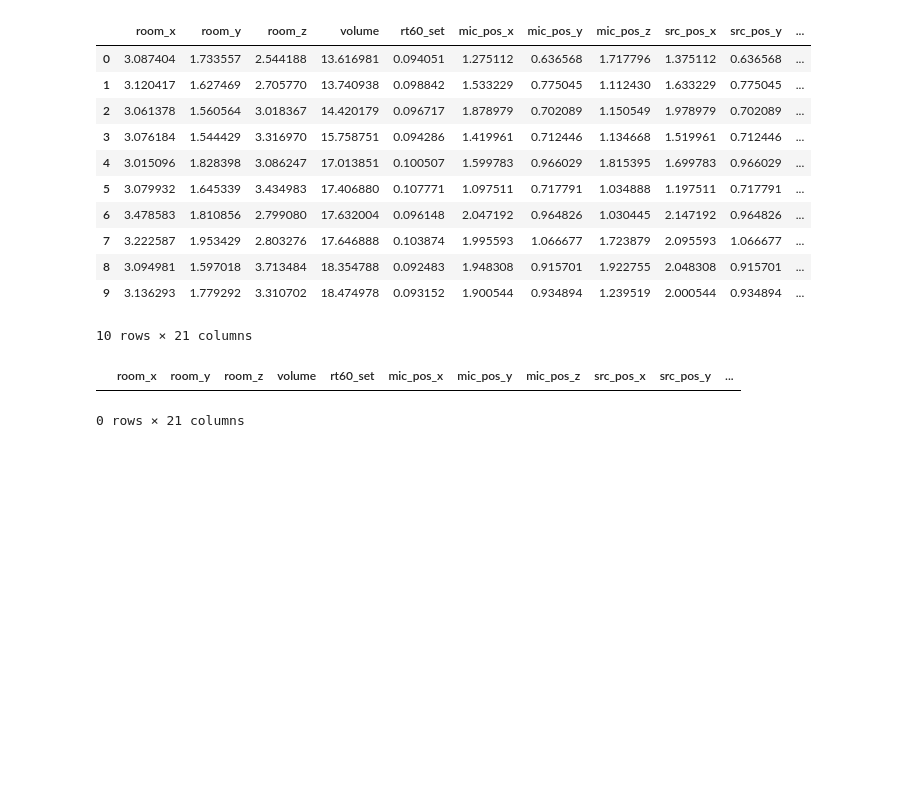
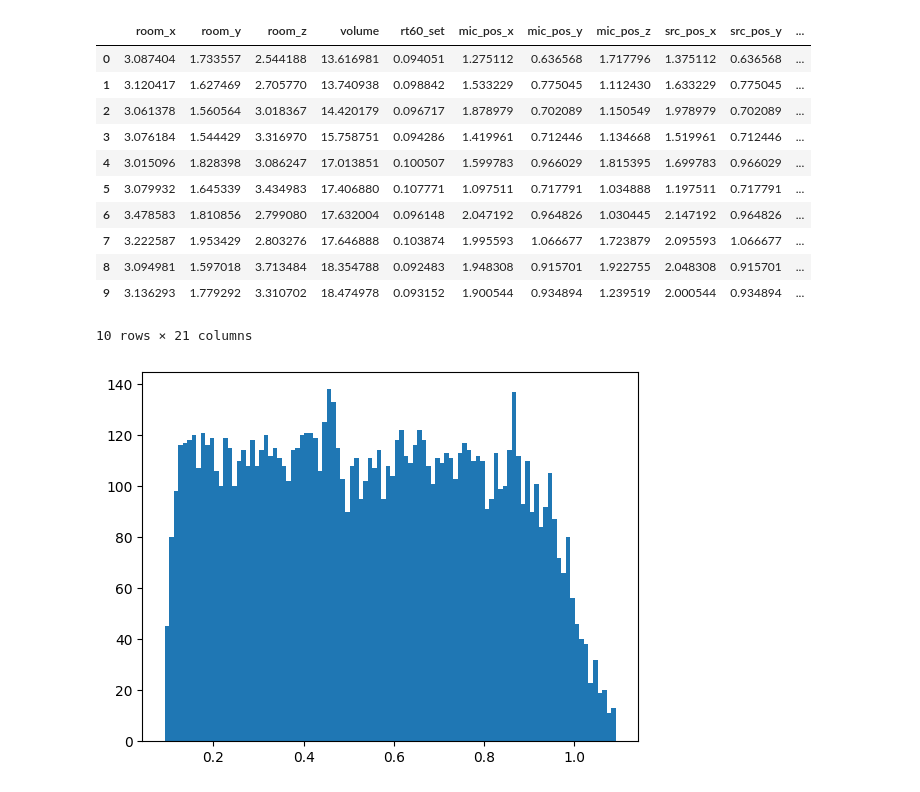
Before and after one commit to joaluba/reverb-match-cond-u-net, a Jupyter notebook: notebooks/dataset_prepare_metadata.ipynb, the cells around one changed output. Saved outputs shown, nothing was run; the diff lists cells and outputs as text; code cells hidden in the pictures; blank space fills up the shorter version.

```diff
--- a/notebooks/dataset_prepare_metadata.ipynb
+++ b/notebooks/dataset_prepare_metadata.ipynb
@@ -24,6 +24,6 @@ importlib.reload(hlp);
 # %%
 np.random.seed(42)
 
-datapath="/media/ssd2/RESULTS-reverb-match-cond-u-net/"
-# datapath="/home/ubuntu/Data/RESULTS-reverb-match-cond-u-net"
+# datapath="/media/ssd2/RESULTS-reverb-match-cond-u-net/"
+datapath="/home/ubuntu/Data/"
 # %%
@@ -139,11 +112,11 @@ len(rir_pool)=10000
 | 8 | 3.094981 | 1.597018 | 3.713484 | 18.354788 | 0.092483 | 1.948308 | 0.915701 | 1.922755 | 2.048308 | 0.915701 | ... |
 | 9 | 3.136293 | 1.779292 | 3.310702 | 18.474978 | 0.093152 | 1.900544 | 0.934894 | 1.239519 | 2.000544 | 0.934894 | ... |
 10 rows × 21 columns
-# %%
-rir_pool[rir_pool["rt60_set"]>1.5]
-# %% [output]
-|  | room_x | room_y | room_z | volume | rt60_set | mic_pos_x | mic_pos_y | mic_pos_z | src_pos_x | src_pos_y | ... |
-0 rows × 21 columns
+# %%
+plt.hist(rir_pool["rt60_set"], bins=100)
+plt.show()
+# %% [output]
+[figure, added]
 # %%
 # --------- CREATE METADATA FOR A DATASET BEING COMBINATIONS OF SPEECH, NOISE AND RIRS --------
 from datetime import datetime
```
Also changed, not shown: parts of 7 cells of this notebook, 6 other files.
